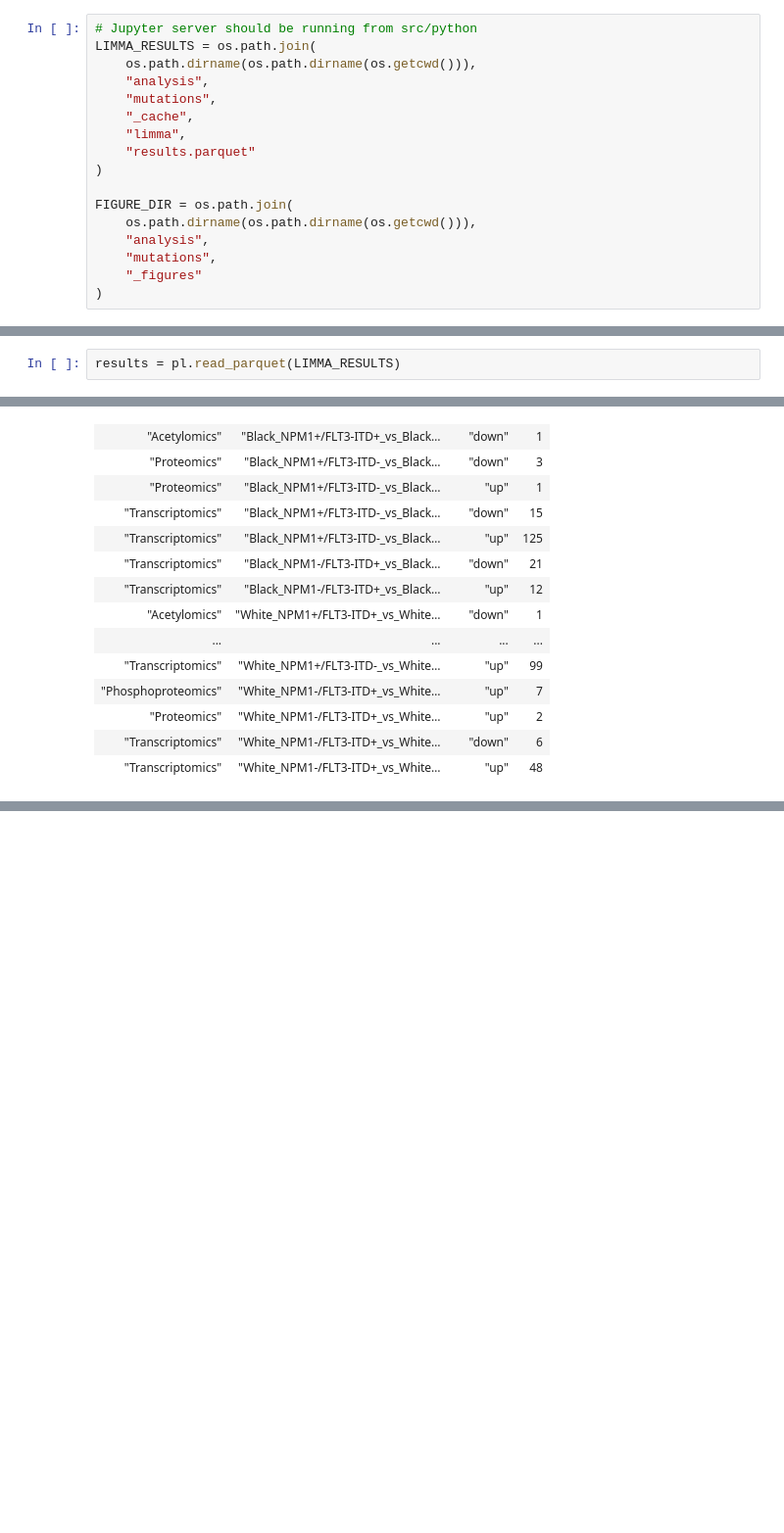
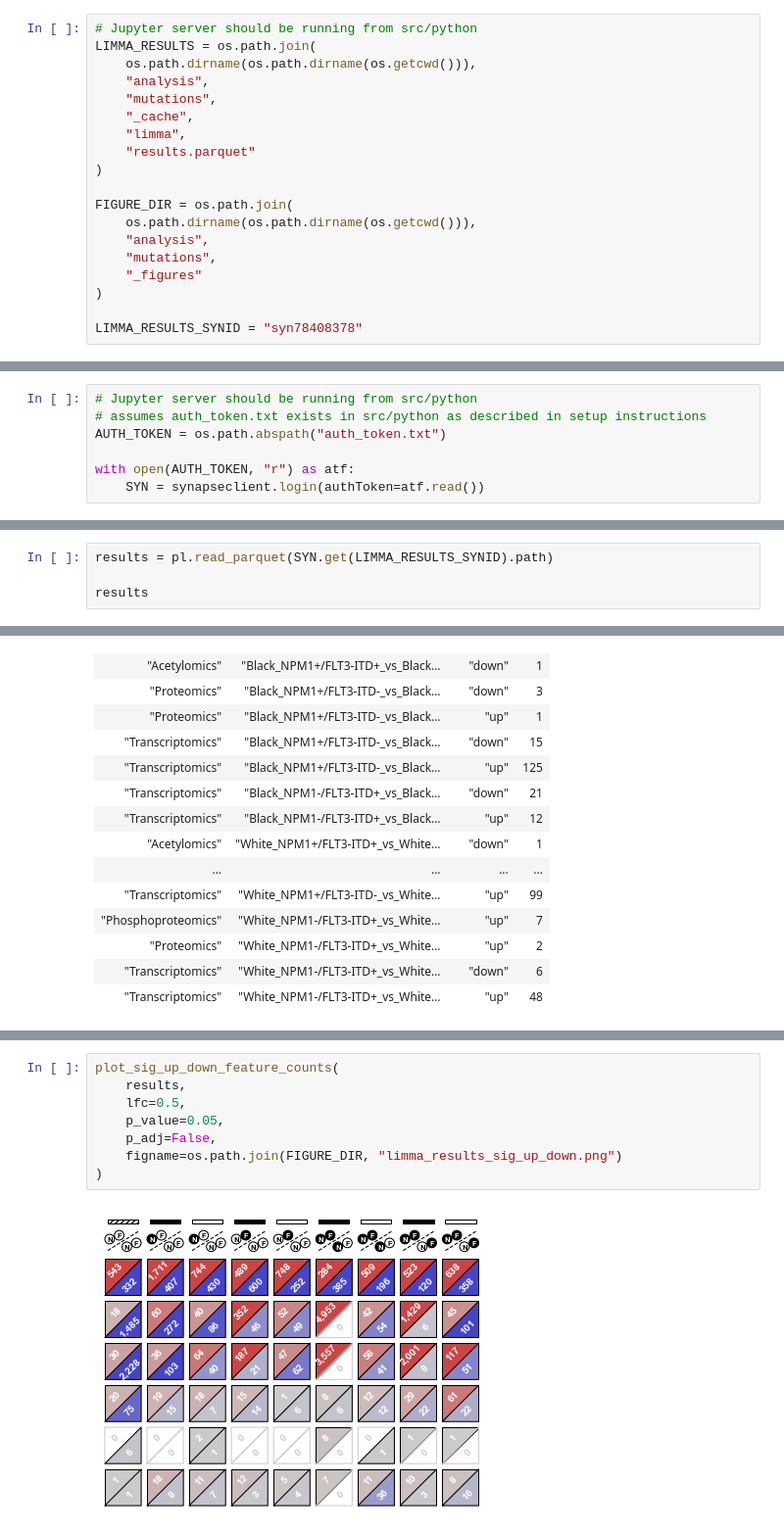
Before and after one commit to PNNL-CompBio/amlMultidrugResistance, a Jupyter notebook: aml_outcome_disparities/analysis/mutations/4c_analyze-limma-results.ipynb, the cells around one changed output, grey strips where cells are left out. Shown at 98% size. Saved outputs shown, nothing was run; the diff lists cells and outputs as text; blank space fills up the shorter version.

Commit message:
add notebook with analysis of limma results that makes summary figures and optionally reuploads results parquet to synapse

```diff
--- a/aml_outcome_disparities/analysis/mutations/4c_analyze-limma-results.ipynb
+++ b/aml_outcome_disparities/analysis/mutations/4c_analyze-limma-results.ipynb
@@ -27,3 +30,5 @@ FIGURE_DIR = os.path.join(
     "mutations",
     "_figures"
 )
+
+LIMMA_RESULTS_SYNID = "syn78408378"
@@ -29,0 +37,7 @@ FIGURE_DIR = os.path.join(
+# %%
+# Jupyter server should be running from src/python
+# assumes auth_token.txt exists in src/python as described in setup instructions
+AUTH_TOKEN = os.path.abspath("auth_token.txt")
+
+with open(AUTH_TOKEN, "r") as atf:
+    SYN = synapseclient.login(authToken=atf.read())
@@ -31,4 +63,6 @@ FIGURE_DIR = os.path.join(
 # ensure the figures directory exists
 os.makedirs(FIGURE_DIR, exist_ok=True)
 # %%
-results = pl.read_parquet(LIMMA_RESULTS)
+results = pl.read_parquet(SYN.get(LIMMA_RESULTS_SYNID).path)
+
+results
@@ -336,0 +432,10 @@ plt.close()
+# %%
+plot_sig_up_down_feature_counts(
+    results,
+    lfc=0.5,
+    p_value=0.05,
+    p_adj=False,
+    figname=os.path.join(FIGURE_DIR, "limma_results_sig_up_down.png")
+)
+# %% [output]
+[figure, added]
```
Also changed, not shown: parts of 9 cells of this notebook.
